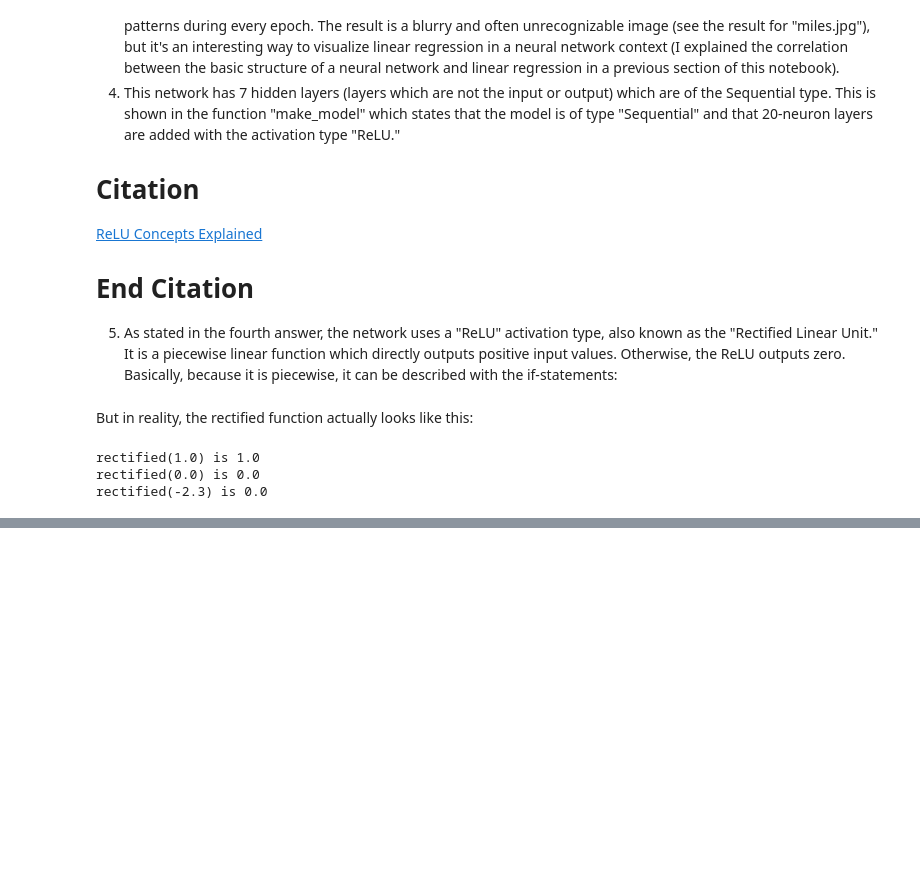
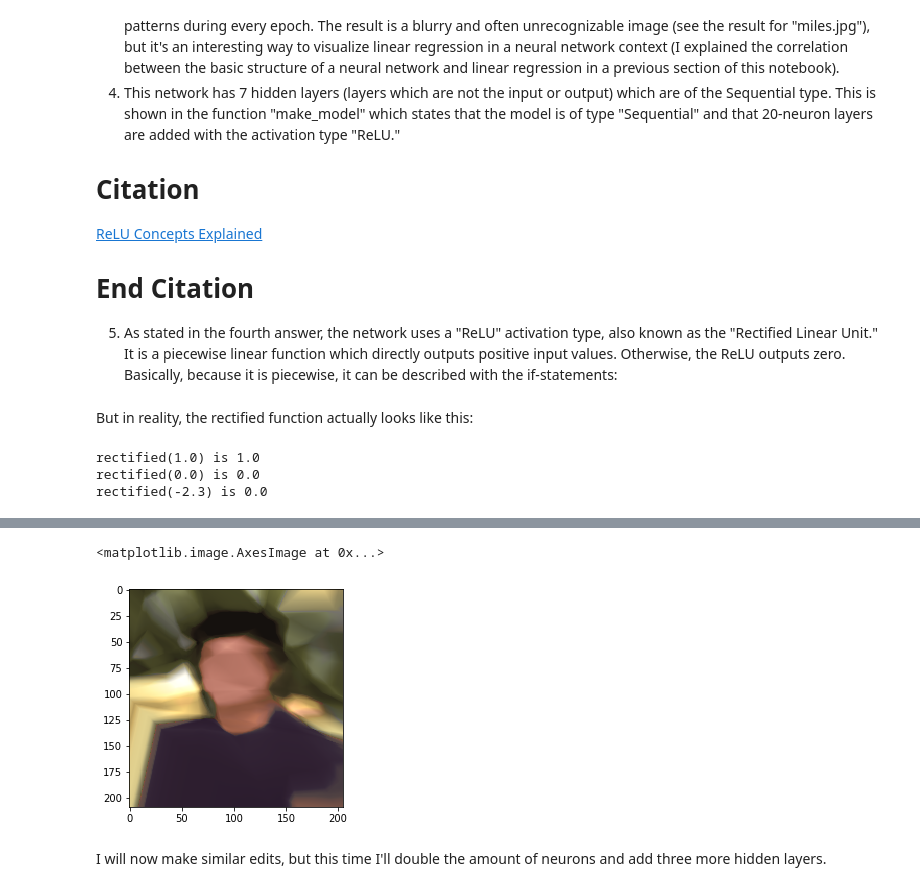
Before and after one commit to jontord03/CS320, a Jupyter notebook: Neural Network/NeuralNetPainting.ipynb, the cells around one changed output, grey strips where cells are left out. Cells and saved outputs as stored; diff of their text form; code cells hidden in the pictures; blank space fills up the shorter version.

```diff
--- a/Neural Network/NeuralNetPainting.ipynb
+++ b/Neural Network/NeuralNetPainting.ipynb
@@ -456,0 +458,27 @@ im4 = Image.open()
+# %%
+def make_test_model():
+    model = Sequential()
+
+    model.add(Dense(2, activation='relu', input_shape=(2,)))
+    model.add(Dense(25, activation='relu'))
+    model.add(Dense(25, activation='relu'))
+    model.add(Dense(25, activation='relu'))
+    model.add(Dense(25, activation='relu'))
+    model.add(Dense(25, activation='relu'))
+    model.add(Dense(25, activation='relu'))
+    model.add(Dense(25, activation='relu'))
+    model.add(Dense(25, activation='relu'))
+    model.add(Dense(25, activation='relu'))
+    model.add(Dense(25, activation='relu'))
+    model.add(Dense(25, activation='relu'))
+    model.add(Dense(25, activation='relu'))
+    model.add(Dense(25, activation='relu'))
+    model.add(Dense(25, activation='relu'))
+    model.add(Dense(3))
+
+    model.compile(loss='mean_squared_error', optimizer='adam')
+    return model
+# %%
+model = make_test_model()
+# %%
+model.fit(x_1, y_1, batch_size=5, epochs=25, verbose=1, validation_data=(x1, y1))
@@ -456,0 +504,10 @@ im4 = Image.open()
+# %%
+jonathon_image = generate_image(model, x_1,
+                                image.width,
+                                image.height)
+imshow(jonathon_image)
+# %% [output]
+<matplotlib.image.AxesImage at 0x...>
+[figure, added]
+# %% [markdown]
+I will now make similar edits, but this time I'll double the amount of neurons and add three more hidden layers.
```
Also changed, not shown: parts of 13 cells of this notebook, 1 other file.
